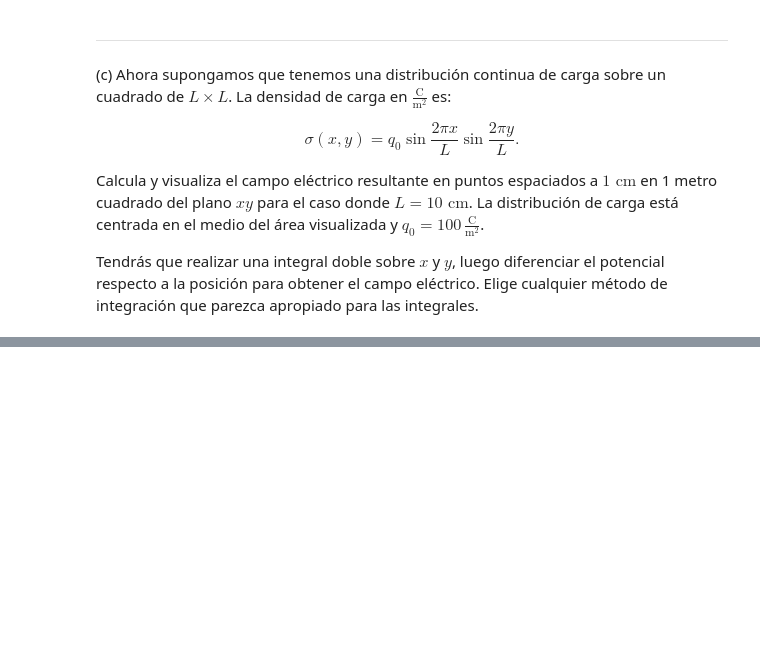
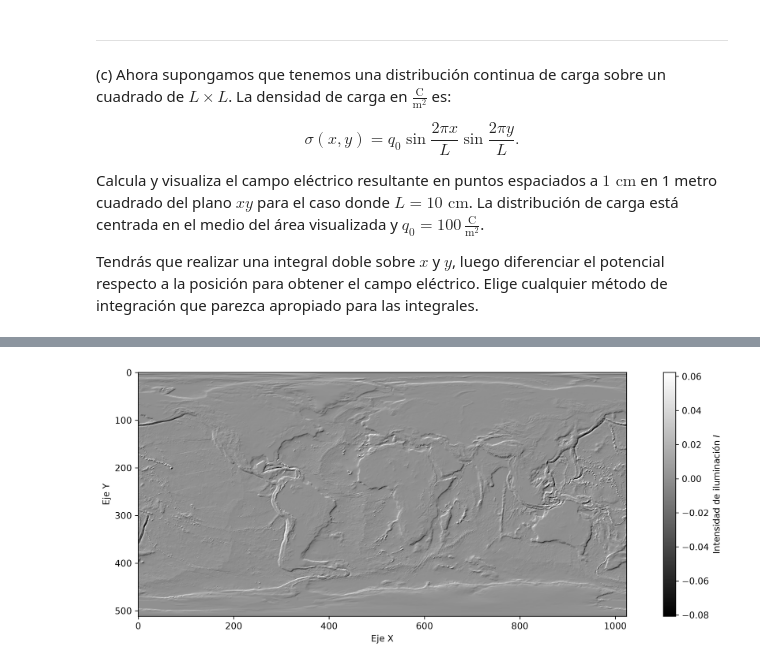
Before and after one commit to SebastianDhamar/RepositorioFisicaComp, a Jupyter notebook: Tareas-Practicas/TareaPractica5.ipynb, the cells around one changed output, grey strips where cells are left out. Saved outputs shown, nothing was run; the diff lists cells and outputs as text; code cells hidden in the pictures; blank space fills up the shorter version.

```diff
--- a/Tareas-Practicas/TareaPractica5.ipynb
+++ b/Tareas-Practicas/TareaPractica5.ipynb
@@ -142,0 +288,25 @@ Tendrás que realizar una integral doble sobre $x$ y $y$, luego diferenciar el p
+# %%
+import numpy as np
+w = np.loadtxt("data/altitudes.txt")
+h=30000
+Ny, Nx = w.shape
+
+def dwx(w, h):
+    dwpx= np.zeros((Ny,Nx))
+    dwpx[:,0]= (w[:,1]-w[:,0])/h
+    dwpx[:,1:-1]= (w[:,2:]-w[:,:-2])/(2*h)
+    dwpx[:,-1]=(w[:,-1]-w[:,-2])/h
+    return dwpx
+
+def dwy(w,h):
+    dwpy= np.zeros((Ny,Nx))
+    dwpy[0,:]= (w[1,:]-w[0,:])/h
+    dwpy[1:-1,:]= (w[2:,:]-w[:-2,:])/(2*h)
+    dwpy[-1,:]=(w[-1,:]-w[-2,:])/h
+    return dwpy
+
+dw_dx = dwx(w, h)
+dw_dy = dwy(w, h)
+
+print(dw_dx, "dimensiones=",dw_dx.shape)
+print(dw_dy, "dimensiones=",dw_dy.shape)
@@ -142,0 +336,17 @@ Tendrás que realizar una integral doble sobre $x$ y $y$, luego diferenciar el p
+# %%
+import matplotlib.pyplot as plt
+phii=np.pi/4
+
+I=((np.cos(phii)*dw_dx)+(np.sin(phii)*dw_dy))/np.sqrt((dw_dx**2)+(dw_dy**2)+1)
+
+limite = np.max(I)*0.6
+limiten = np.min(I)*0.6
+
+plt.figure(figsize=(15, 5), dpi=300)
+plt.imshow(I, cmap="gray", origin="upper", aspect="equal", vmin=limiten, vmax= limite)
+plt.xlabel("Eje X")
+plt.ylabel("Eje Y")
+plt.colorbar(label="Intensidad de iluminación $I$")
+plt.show()
+# %% [output]
+[figure, added]
```
Also changed, not shown: parts of 13 cells of this notebook, 4 other files.
